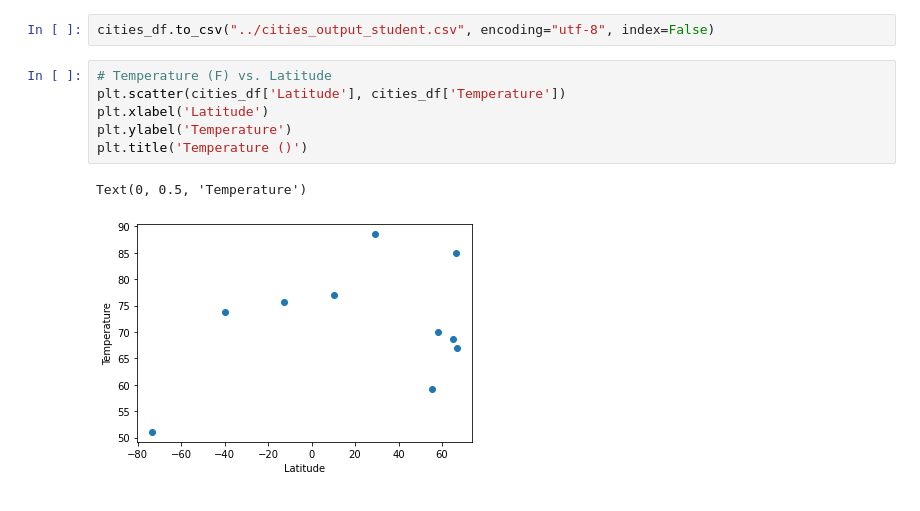
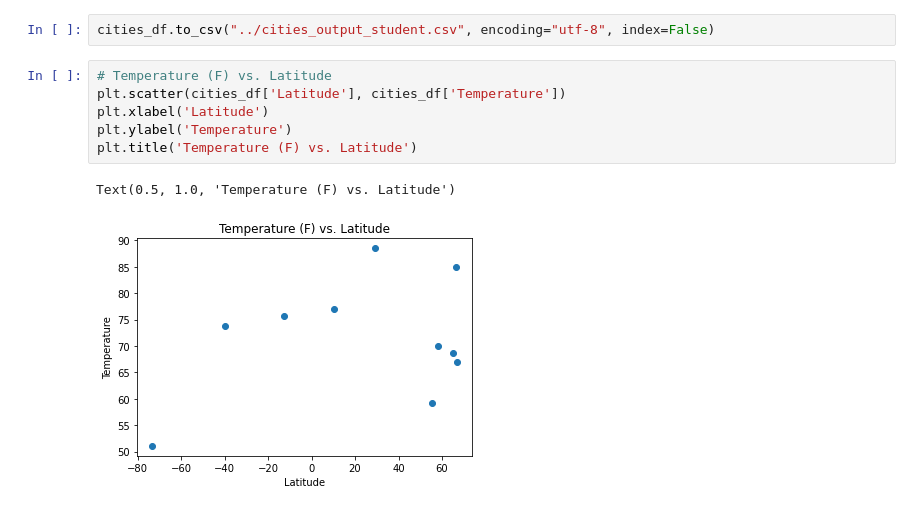
Before and after one commit to Barlow0471/Python-API-Challenge, a Jupyter notebook: WeatherPy/WeatherPy2.ipynb, the cells around one changed output. Drawn from its saved outputs; the diff is of its cells as text.

```diff
--- a/WeatherPy/WeatherPy2.ipynb
+++ b/WeatherPy/WeatherPy2.ipynb
@@ -94,12 +94,12 @@ cities_df.to_csv("../cities_output_student.csv", encoding="utf-8", index=False)
 # %%
 # Temperature (F) vs. Latitude
 plt.scatter(cities_df['Latitude'], cities_df['Temperature'])
 plt.xlabel('Latitude')
 plt.ylabel('Temperature')
-plt.title('Temperature ()')
+plt.title('Temperature (F) vs. Latitude')
 # %% [output]
-Text(0, 0.5, 'Temperature')
+Text(0.5, 1.0, 'Temperature (F) vs. Latitude')
-[figure, old version]
+[figure, new version]
 # %%
 # Humidity (%) vs Latitude
 plt.scatter(cities_df['Latitude'], cities_df['Humidity'])
```
Also changed, not shown: parts of 5 cells of this notebook.
